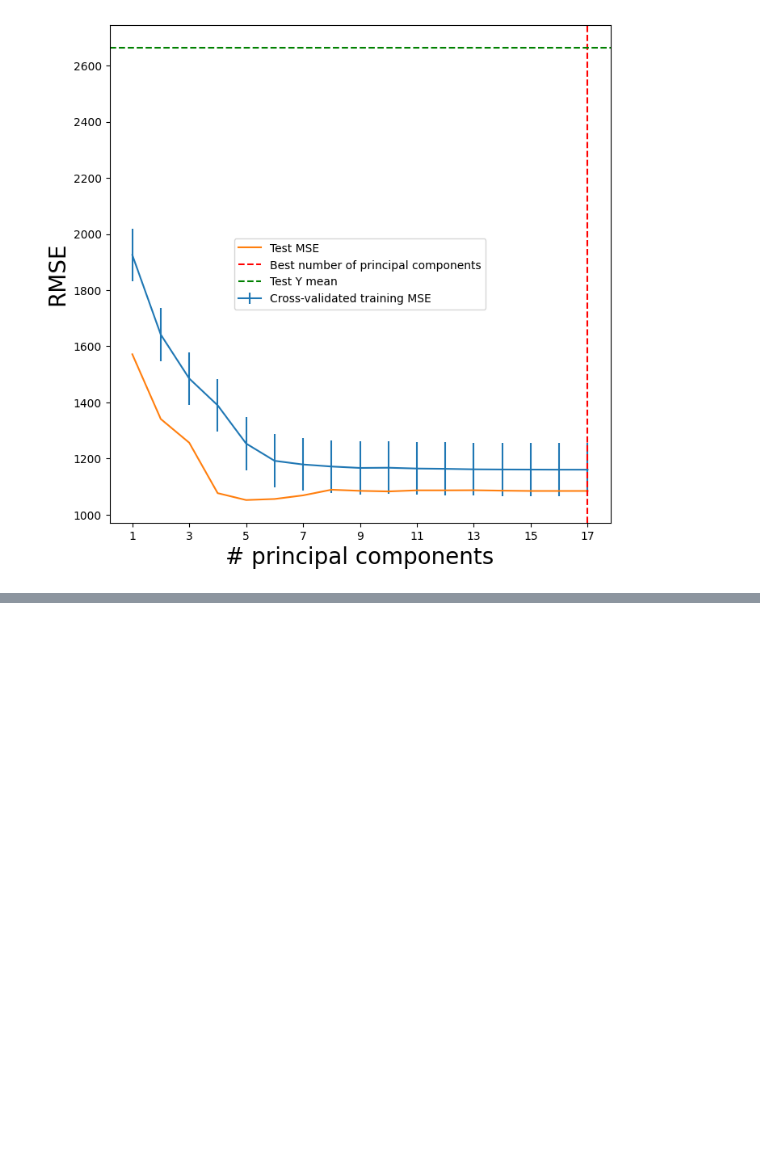
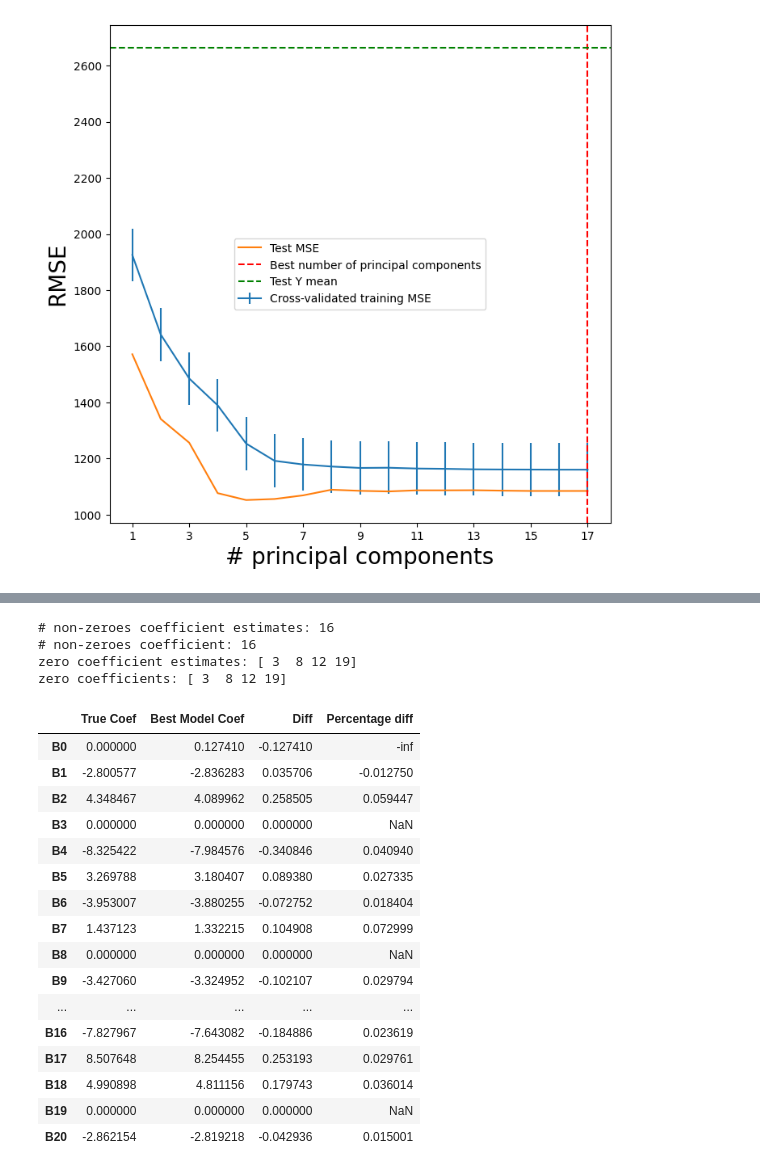
Before and after one commit to nhitran-00/ISL, a Jupyter notebook: chapter_6.ipynb, the cells around one changed output, grey strips where cells are left out. Drawn from its saved outputs; the diff is of its cells as text; code cells hidden in the pictures; blank space fills up the shorter version.

```diff
--- a/chapter_6.ipynb
+++ b/chapter_6.ipynb
@@ -814,0 +888,37 @@ Test RMSE (# components 4) = 1076.6903762569846
+# %%
+# 10.e
+best_model_10e = path_10c[np.argmin(test_MSE_10c)]
+best_model_10e_coef = pd.Series(np.concatenate([[best_model_10e['B0']], best_model_10e['B']]), index=['B{}'.format(i) for i in range(p+1)])
+true_coef = pd.Series(np.concatenate([[0], betas_10]), index=['B{}'.format(i) for i in range(p+1)])
+
+comp_table = pd.DataFrame({'True Coef': true_coef,
+                           'Best Model Coef': best_model_10e_coef,
+                           'Diff': true_coef - best_model_10e_coef,
+                           'Percentage diff': (true_coef - best_model_10e_coef) / true_coef})
+print('# non-zeroes coefficient estimates: {}'.format(np.sum(best_model_10e['B'] != 0)))
+print('# non-zeroes coefficient: {}'.format(p - n_zeroes))
+print('zero coefficient estimates: {}'.format(np.where(best_model_10e['B'] == 0)[0] + 1))
+print('zero coefficients: {}'.format(np.where(betas_10 == 0)[0] + 1))
+comp_table
+# %% [output]
+# non-zeroes coefficient estimates: 16
+# non-zeroes coefficient: 16
+zero coefficient estimates: [ 3  8 12 19]
+zero coefficients: [ 3  8 12 19]
+|  | True Coef | Best Model Coef | Diff | Percentage diff |
+| B0 | 0.000000 | 0.127410 | -0.127410 | -inf |
+| B1 | -2.800577 | -2.836283 | 0.035706 | -0.012750 |
+| B2 | 4.348467 | 4.089962 | 0.258505 | 0.059447 |
+| B3 | 0.000000 | 0.000000 | 0.000000 | NaN |
+| B4 | -8.325422 | -7.984576 | -0.340846 | 0.040940 |
+| B5 | 3.269788 | 3.180407 | 0.089380 | 0.027335 |
+| B6 | -3.953007 | -3.880255 | -0.072752 | 0.018404 |
+| B7 | 1.437123 | 1.332215 | 0.104908 | 0.072999 |
+| B8 | 0.000000 | 0.000000 | 0.000000 | NaN |
+| B9 | -3.427060 | -3.324952 | -0.102107 | 0.029794 |
+| ... | ... | ... | ... | ... |
+| B16 | -7.827967 | -7.643082 | -0.184886 | 0.023619 |
+| B17 | 8.507648 | 8.254455 | 0.253193 | 0.029761 |
+| B18 | 4.990898 | 4.811156 | 0.179743 | 0.036014 |
+| B19 | 0.000000 | 0.000000 | 0.000000 | NaN |
+| B20 | -2.862154 | -2.819218 | -0.042936 | 0.015001 |
```
Also changed, not shown: parts of 7 cells of this notebook.
